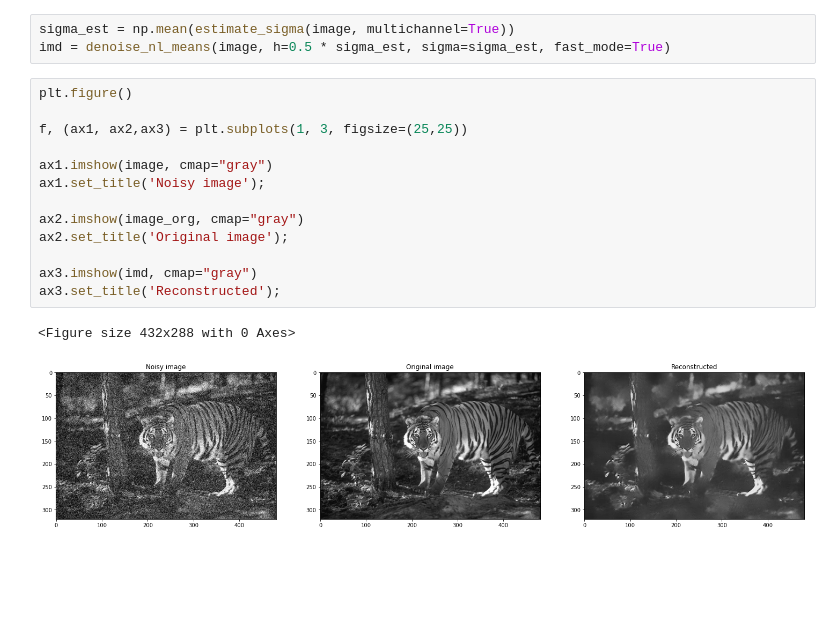
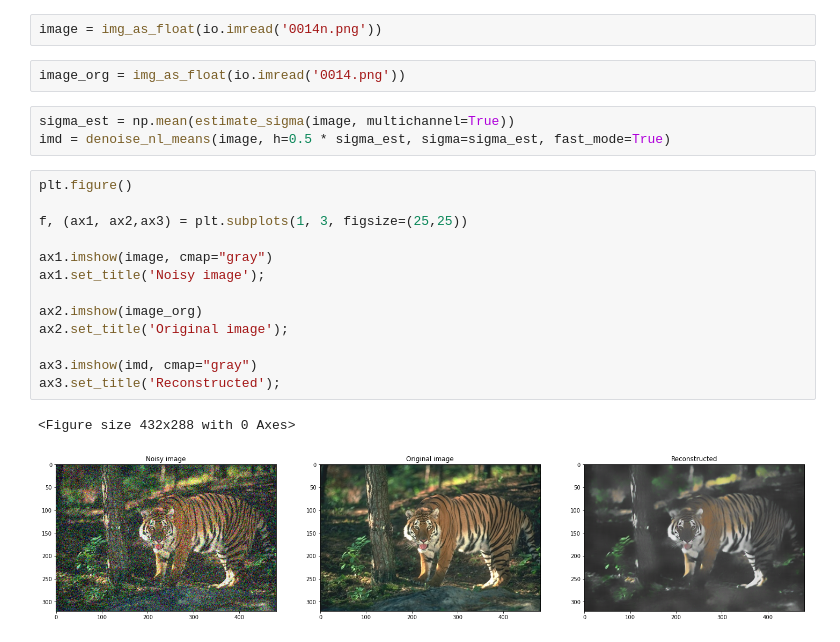
Before and after one commit to AshwinUniyal/Image_denoising, a Jupyter notebook: Untitled.ipynb, the cells around one changed output. Saved outputs shown, nothing was run; the diff lists cells and outputs as text; blank space fills up the shorter version.

```diff
--- a/Untitled.ipynb
+++ b/Untitled.ipynb
@@ -241,22 +241,26 @@ ax3.set_title('Noisy image');
 # NLM FILTER
 
 from skimage.restoration import denoise_bilateral, denoise_nl_means, estimate_sigma
+# %%
+image = img_as_float(io.imread('0014n.png'))
+# %%
+image_org = img_as_float(io.imread('0014.png'))
 # %%
 sigma_est = np.mean(estimate_sigma(image, multichannel=True))
 imd = denoise_nl_means(image, h=0.5 * sigma_est, sigma=sigma_est, fast_mode=True)
 # %%
 plt.figure()
 
 f, (ax1, ax2,ax3) = plt.subplots(1, 3, figsize=(25,25))
 
 ax1.imshow(image, cmap="gray")
 ax1.set_title('Noisy image');
 
-ax2.imshow(image_org, cmap="gray")
+ax2.imshow(image_org)
 ax2.set_title('Original image');
 
 ax3.imshow(imd, cmap="gray")
 ax3.set_title('Reconstructed');
 # %% [output]
 <Figure size 432x288 with 0 Axes>
-[figure, old version]
+[figure, new version]
```
Also changed, not shown: parts of 4 cells of this notebook.
